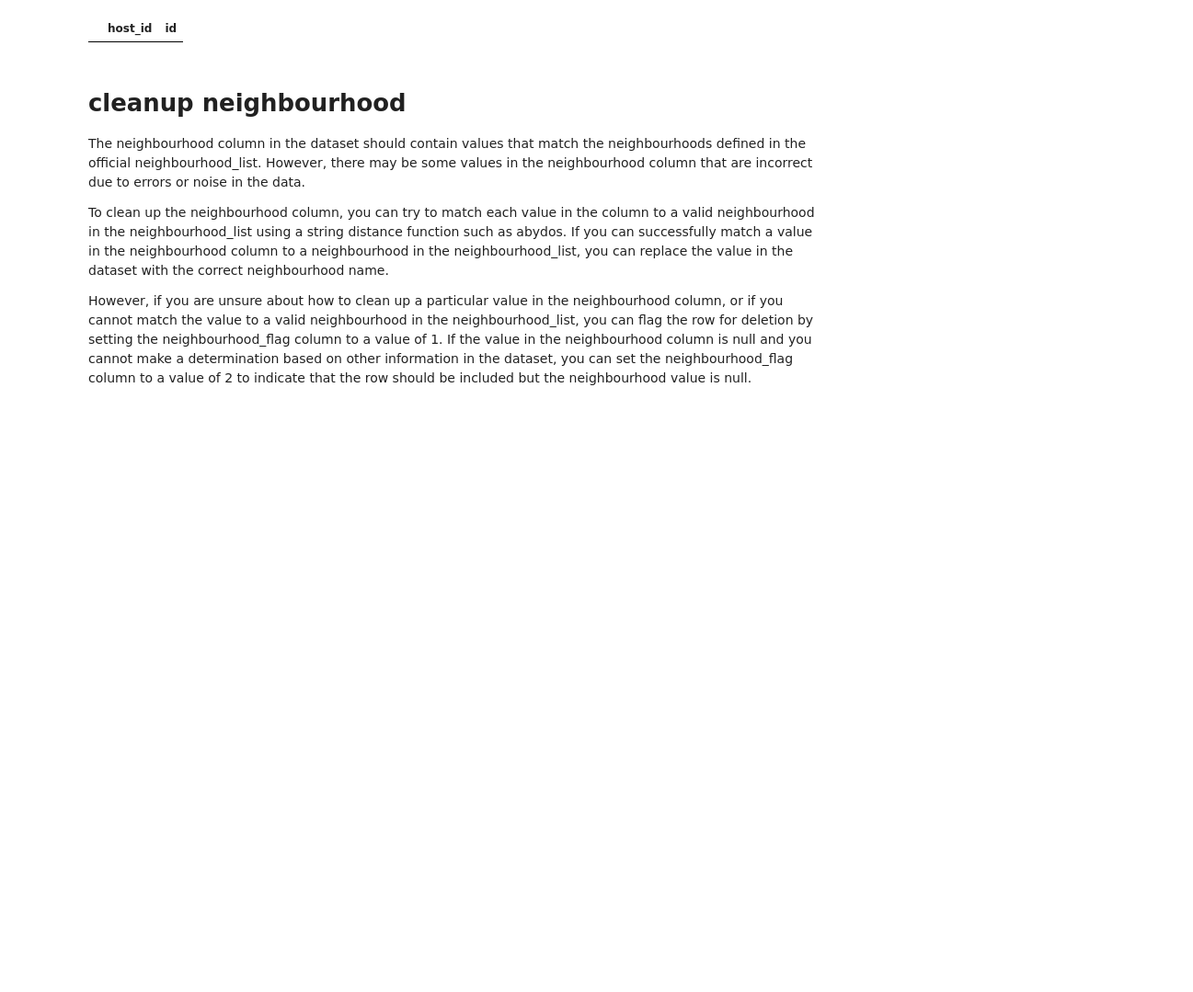
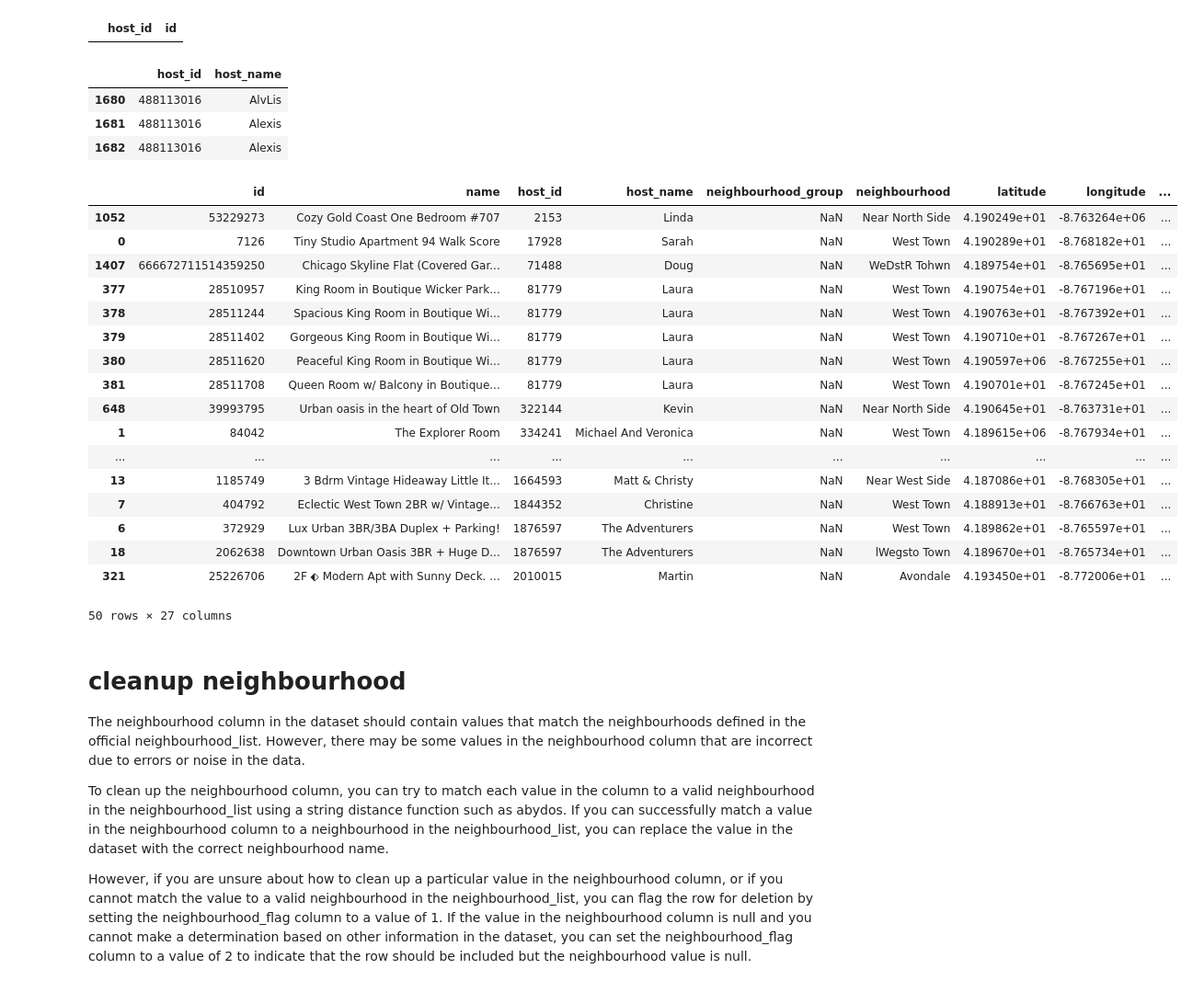
Before and after one commit to nikolausn/collab-use-case, a Jupyter notebook: vertical_collaboration/case_2/userB_case_2_submission.ipynb, the cells around one changed output. Shown at 92% size. Saved outputs shown, nothing was run; the diff lists cells and outputs as text; code cells hidden in the pictures; blank space fills up the shorter version.

```diff
--- a/vertical_collaboration/case_2/userB_case_2_submission.ipynb
+++ b/vertical_collaboration/case_2/userB_case_2_submission.ipynb
@@ -205,6 +205,34 @@ dup_host_id = dup_host_id.groupby("host_id").count()["id"].reset_index()
 dup_host_id[dup_host_id["id"]>1]
 # %% [output]
 |  | host_id | id |
+# %%
+airbnb_pd[airbnb_pd.host_id==488113016][["host_id","host_name"]]
+# %% [output]
+|  | host_id | host_name |
+| 1680 | 488113016 | AlvLis |
+| 1681 | 488113016 | Alexis |
+| 1682 | 488113016 | Alexis |
+# %%
+airbnb_pd[airbnb_pd.host_id.apply(lambda x: x in dup_host_id.host_id.values.tolist())].sort_values(["host_id","host_name"]).head(50)
+# %% [output]
+|  | id | name | host_id | host_name | neighbourhood_group | neighbourhood | latitude | longitude | ... |
+| 1052 | 53229273 | Cozy Gold Coast One Bedroom #707 | 2153 | Linda | NaN | Near North Side | 4.190249e+01 | -8.763264e+06 | ... |
+| 0 | 7126 | Tiny Studio Apartment 94 Walk Score | 17928 | Sarah | NaN | West Town | 4.190289e+01 | -8.768182e+01 | ... |
+| 1407 | 666672711514359250 | Chicago Skyline Flat (Covered Gar... | 71488 | Doug | NaN | WeDstR Tohwn | 4.189754e+01 | -8.765695e+01 | ... |
+| 377 | 28510957 | King Room in Boutique Wicker Park... | 81779 | Laura | NaN | West Town | 4.190754e+01 | -8.767196e+01 | ... |
+| 378 | 28511244 | Spacious King Room in Boutique Wi... | 81779 | Laura | NaN | West Town | 4.190763e+01 | -8.767392e+01 | ... |
+| 379 | 28511402 | Gorgeous King Room in Boutique Wi... | 81779 | Laura | NaN | West Town | 4.190710e+01 | -8.767267e+01 | ... |
+| 380 | 28511620 | Peaceful King Room in Boutique Wi... | 81779 | Laura | NaN | West Town | 4.190597e+06 | -8.767255e+01 | ... |
+| 381 | 28511708 | Queen Room w/ Balcony in Boutique... | 81779 | Laura | NaN | West Town | 4.190701e+01 | -8.767245e+01 | ... |
+| 648 | 39993795 | Urban oasis in the heart of Old Town | 322144 | Kevin | NaN | Near North Side | 4.190645e+01 | -8.763731e+01 | ... |
+| 1 | 84042 | The Explorer Room | 334241 | Michael And Veronica | NaN | West Town | 4.189615e+06 | -8.767934e+01 | ... |
+| ... | ... | ... | ... | ... | ... | ... | ... | ... | ... |
+| 13 | 1185749 | 3 Bdrm Vintage Hideaway Little It... | 1664593 | Matt & Christy | NaN | Near West Side | 4.187086e+01 | -8.768305e+01 | ... |
+| 7 | 404792 | Eclectic West Town 2BR w/ Vintage... | 1844352 | Christine | NaN | West Town | 4.188913e+01 | -8.766763e+01 | ... |
+| 6 | 372929 | Lux Urban 3BR/3BA Duplex + Parking! | 1876597 | The Adventurers | NaN | West Town | 4.189862e+01 | -8.765597e+01 | ... |
+| 18 | 2062638 | Downtown Urban Oasis 3BR + Huge D... | 1876597 | The Adventurers | NaN | lWegsto Town | 4.189670e+01 | -8.765734e+01 | ... |
+| 321 | 25226706 | 2F ⬖ Modern Apt with Sunny Deck. ... | 2010015 | Martin | NaN | Avondale | 4.193450e+01 | -8.772006e+01 | ... |
+50 rows × 27 columns
 # %%
 ## I have identified other issues, 1) the two names are pretty close to each other (which is very hard to detect 2) we can choose the right name based on the frequency
 # %% [markdown]
```
Also changed, not shown: parts of 11 cells of this notebook.
